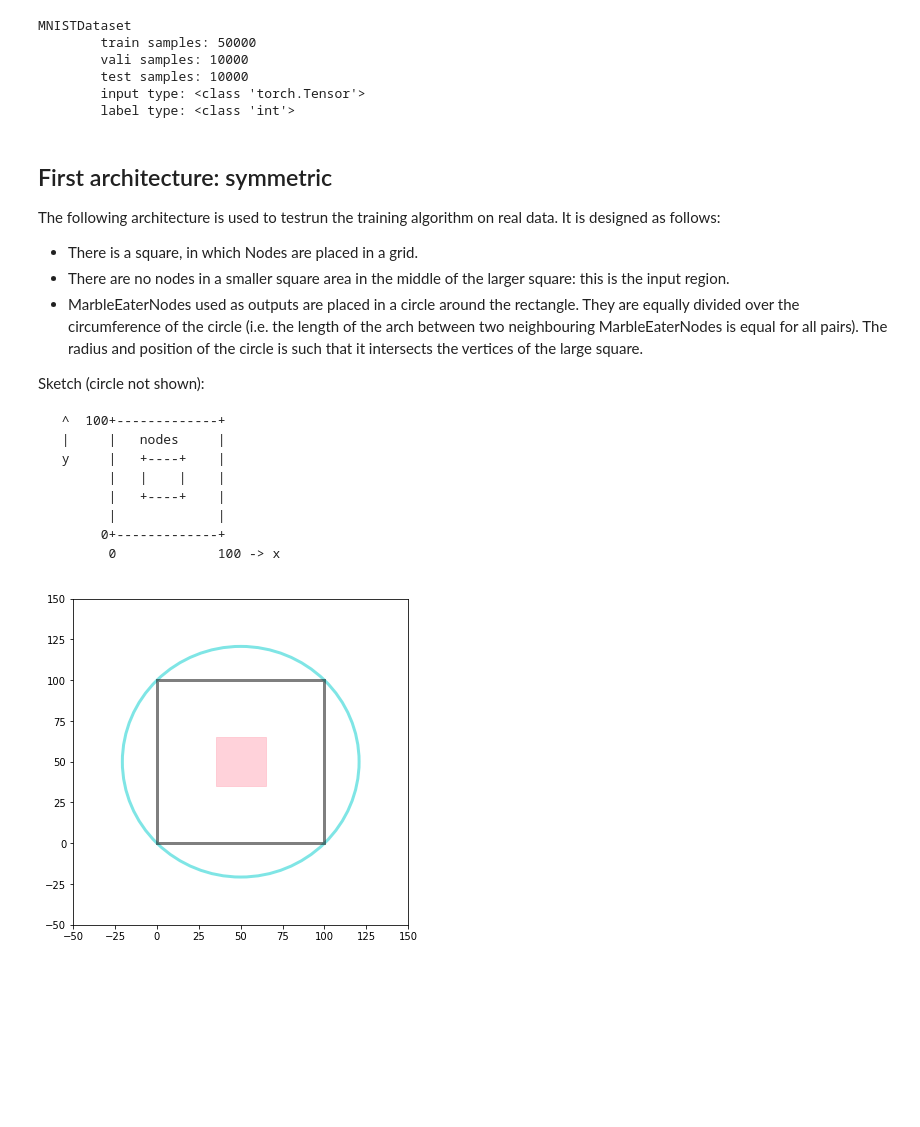
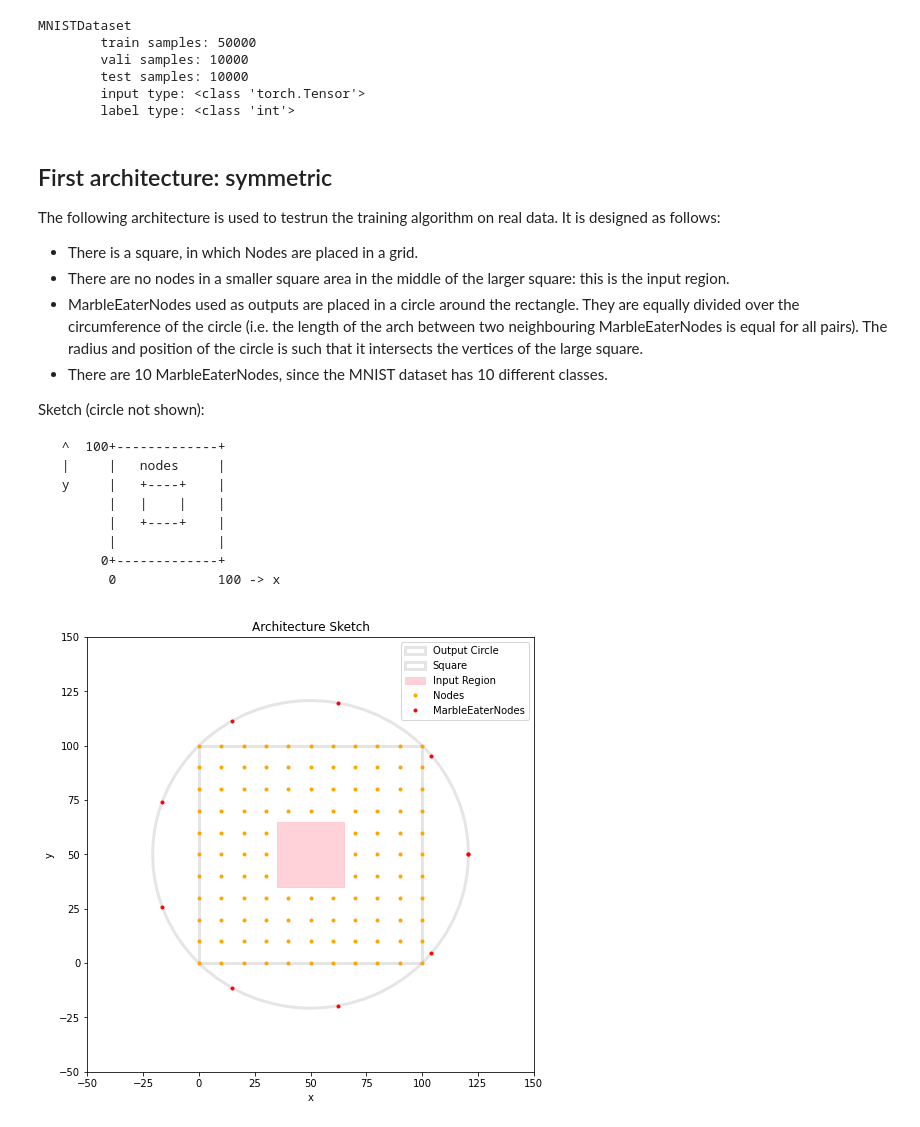
Before and after one commit to Nifrec/nenwin, a Jupyter notebook: nenwin/mnist/train_on_mnist.ipynb, the cells around one changed output. Saved outputs shown, nothing was run; the diff lists cells and outputs as text; code cells hidden in the pictures; blank space fills up the shorter version.

Commit message:
Compute positions Nodes for first MNIST-architecture

````diff
--- a/nenwin/mnist/train_on_mnist.ipynb
+++ b/nenwin/mnist/train_on_mnist.ipynb
@@ -55,6 +57,7 @@ on real data. It is designed as follows:
 * There is a square, in which Nodes are placed in a grid.
 * There are no nodes in a smaller square area in the middle of the larger square: this is the input region.
 * MarbleEaterNodes used as outputs are placed in a circle around the rectangle. They are equally divided over the circumference of the circle (i.e. the length of the arch between two neighbouring MarbleEaterNodes is equal for all pairs). The radius and position of the circle is such that it intersects the vertices of the large square.
+* There are 10 MarbleEaterNodes, since the MNIST dataset has 10 different classes.
 
 Sketch (circle not shown):
 ```
@@ -72,46 +75,99 @@ SQUARE_SIZE = (100, 100)
 SQUARE_LOWER_LEFT_POS = (0, 0)
 INPUT_REGION_SIZE = (30, 30)
 INPUT_REGION_LOWER_LEFT_POS = (35, 35)
+INPUT_CENTER = np.add(INPUT_REGION_LOWER_LEFT_POS, np.multiply(0.5, INPUT_REGION_SIZE))
 CIRCLE_RADIUS = 100 / np.sqrt(2)
 CIRCLE_CENTER = (50, 50)
+# Horizontal / vertical distance between nodes.
+# For a NODE_SPACING of 10, 11 nodes will fit in a row of length 100.
+NODE_SPACING = 10
+NUM_OUTPUT_NODES = 10
 
 def plot_shapes():
     """
     Generate a simple plot of the square, circle and input region as defined above.
     As a visual check if the numerical descriptions are correct.
     """
-    fig, ax = plt.subplots(figsize=(6, 6))
+    fig, ax = plt.subplots(figsize=(8, 8))
     circle = plt.Circle(CIRCLE_CENTER, CIRCLE_RADIUS, facecolor='none',
-                edgecolor=(0, 0.8, 0.8), linewidth=3, alpha=0.5)
+                edgecolor="gray", linewidth=3, alpha=0.2)
     ax.add_patch(circle)
     square = plt.Rectangle(SQUARE_LOWER_LEFT_POS, *SQUARE_SIZE, facecolor='none',
-                edgecolor="black", linewidth=3, alpha=0.5)
+                edgecolor="gray", linewidth=3, alpha=0.2)
     ax.add_patch(square)
     input_region = plt.Rectangle(INPUT_REGION_LOWER_LEFT_POS, *INPUT_REGION_SIZE, facecolor='pink',
                 edgecolor="pink", linewidth=1, alpha=0.7)
     ax.add_patch(input_region)
+
+    node_positions = np.array(gen_node_positions())
+    nodes = ax.plot(node_positions[:, 0], node_positions[:, 1], ".", color="orange", label="Nodes")
+
+    output_eater_positions = np.array(gen_output_eater_positions())
+    eaters = ax.plot(output_eater_positions[:, 0], output_eater_positions[:, 1],
+        ".", color="red", label="MarbleEaterNodes")
+
+    # print(help(ax.legend))
+    ax.legend()
+    ax.legend((circle, square, input_region, nodes[0], eaters[0]),
+              ("Output Circle", "Square", "Input Region", "Nodes", "MarbleEaterNodes"))
+
     ax.set_xlim((-50, 150))
     ax.set_ylim((-50, 150))
+    ax.set_xlabel("x")
+    ax.set_ylabel("y")
+    ax.set_title("Architecture Sketch")
     plt.show()
+
+def gen_node_positions(spacing = NODE_SPACING) -> List[Tuple[int, int]]:
+    """
+    Compute the locations of the Nodes in the square.
+    Do not place any Node in the input region
+    or on the boundary of the input region.
+    """
+    positions = []
+    for x in range(0, SQUARE_SIZE[0] + spacing, spacing):
+        for y in range(0, SQUARE_SIZE[1] + spacing, spacing):
+            if not pos_in_input_region(x, y):
+                positions.append((x, y))
+    return positions
+
+def pos_in_input_region(x: Number, y: Number) -> bool:
+    """
+    Return True if the point (x, y) is in the input region.
+    Return False otherwise,
+    also in case (x, y) is on the boundary of the input region.
+    """
+    x_in = abs(x - INPUT_CENTER[0]) < INPUT_REGION_SIZE[0]/2
+    y_in = abs(y - INPUT_CENTER[1]) < INPUT_REGION_SIZE[1]/2
+    return x_in and y_in
+
+def gen_output_eater_positions() -> List[Tuple[float, float]]:
+    positions = []
+    angles = np.linspace(0, 2*np.pi, num=NUM_OUTPUT_NODES, endpoint = True)
+    for angle in angles:
+        x = CIRCLE_CENTER[0] + CIRCLE_RADIUS * np.cos(angle)
+        y = CIRCLE_CENTER[1] + CIRCLE_RADIUS * np.sin(angle)
+        positions.append((x, y))
+    return positions
 
 def model_of_backprob_experiment() -> NenwinModel:
     ...
     # zero = torch.tensor([0, 0], dtype=torch.float)
     # mass = 10
 
     # center = torch.tensor([0, 0], dtype=torch.float, requires_grad=False)
     # node_positions = [torch.tensor(pos, dtype=torch.float) for pos in ((0, 10), (10, 0), (0, -10), (-10, 0))]
     # marble_pos = torch.tensor([2, 2], dtype=torch.float)
 
     # nodes = [Node(pos, zero, zero, mass, NewtonianGravity(), 1, 1, 1, 1)
     #     for pos in node_positions]
 
     # marble = Marble(marble_pos, zero, zero, mass, NewtonianGravity(), None)
 
     # return NenwinModel(nodes, (marble,))
 
 plot_shapes()
 # model = model_of_backprob_experiment()
 # trainer = create_trainer()
 # %% [output]
-[figure, old version]
+[figure, new version]
````
Also changed, not shown: parts of 4 cells of this notebook.
